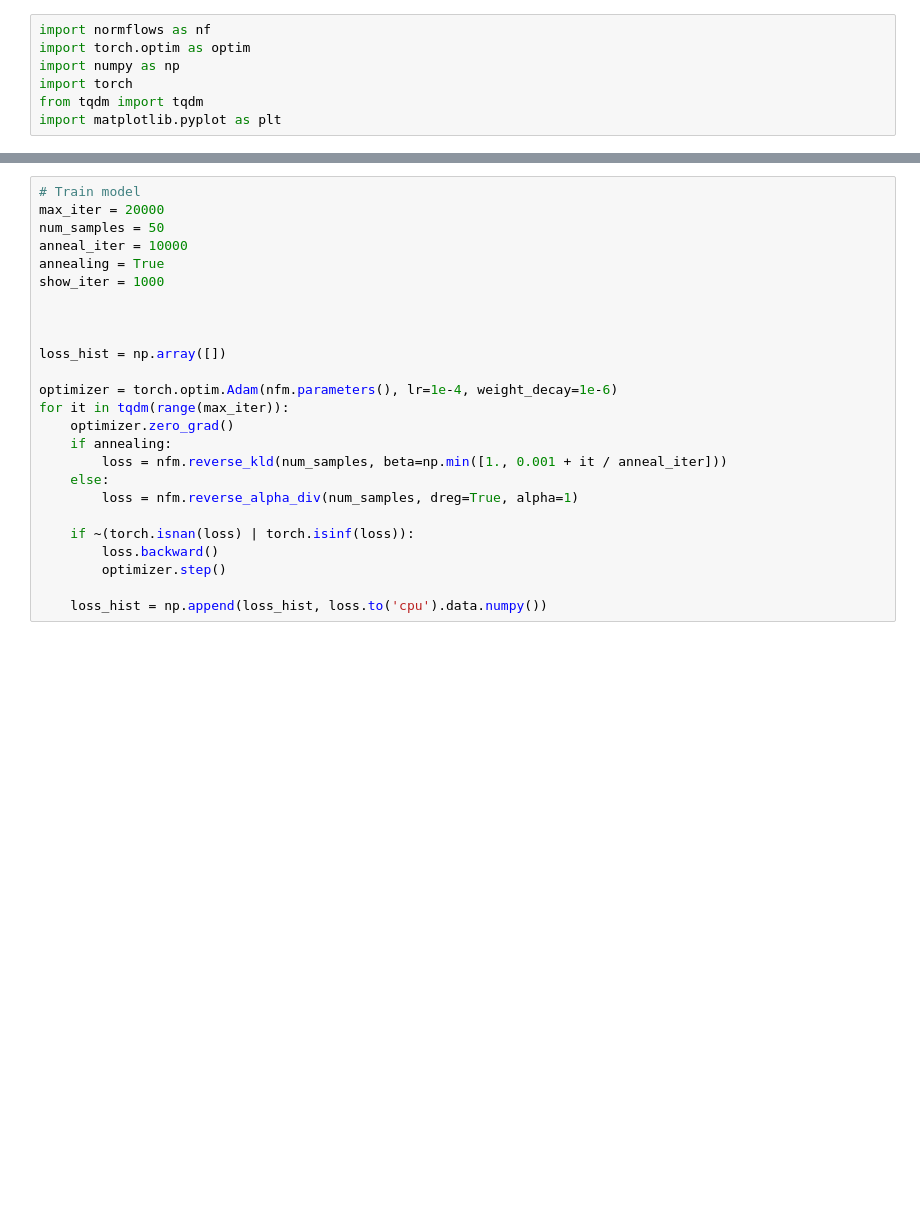
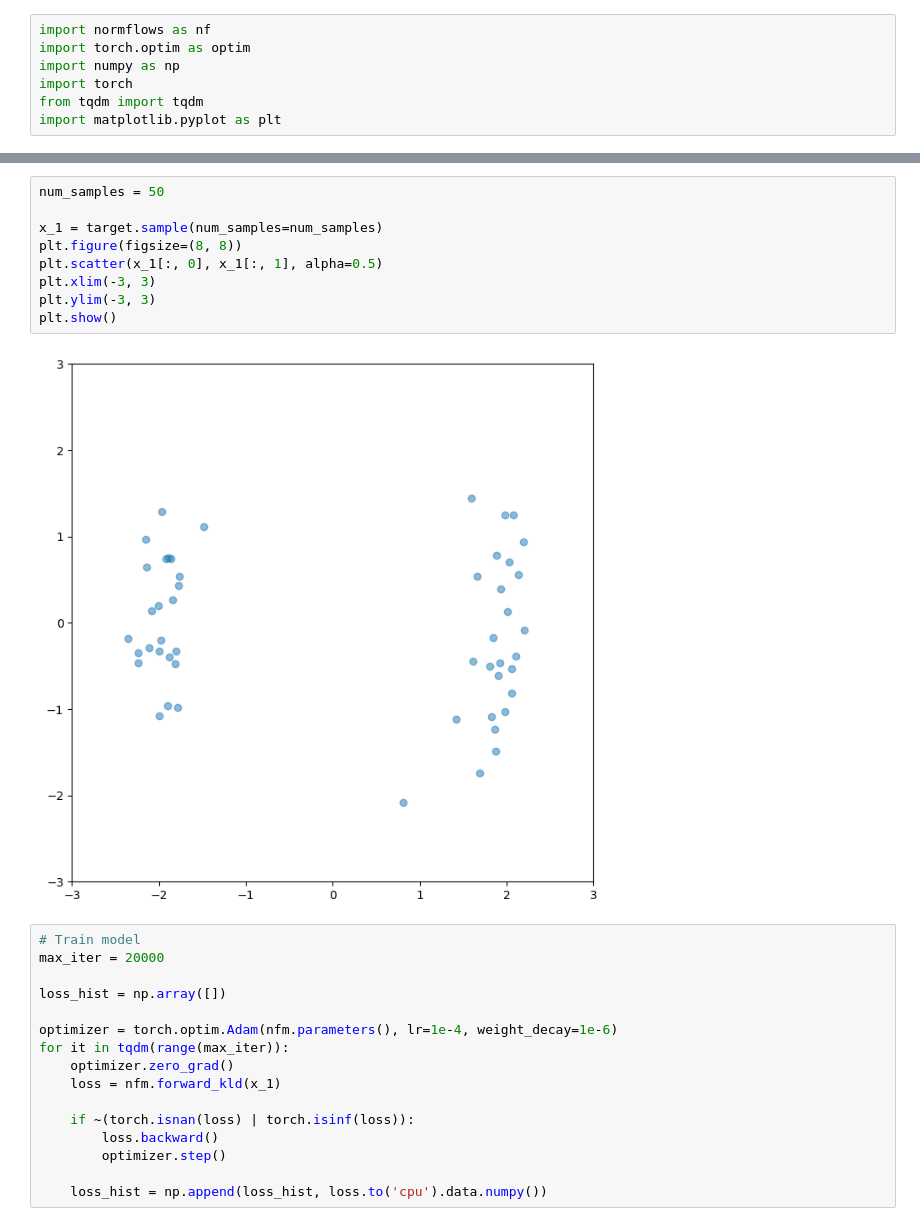
Before and after one commit to SamyBraik/InternshipProduction, a Jupyter notebook: ModelComparison.ipynb, the cells around one changed output, grey strips where cells are left out. Saved outputs shown, nothing was run; the diff lists cells and outputs as text; blank space fills up the shorter version.

```diff
--- a/ModelComparison.ipynb
+++ b/ModelComparison.ipynb
@@ -72,22 +64,24 @@ plt.show()
+# %%
+num_samples = 50
+
+x_1 = target.sample(num_samples=num_samples)
+plt.figure(figsize=(8, 8))
+plt.scatter(x_1[:, 0], x_1[:, 1], alpha=0.5)
+plt.xlim(-3, 3)
+plt.ylim(-3, 3)
+plt.show()
+# %% [output]
+[figure, added]
 # %%
 # Train model
 max_iter = 20000
-num_samples = 50
-anneal_iter = 10000
-annealing = True
-show_iter = 1000
-
-
 
 loss_hist = np.array([])
 
 optimizer = torch.optim.Adam(nfm.parameters(), lr=1e-4, weight_decay=1e-6)
 for it in tqdm(range(max_iter)):
     optimizer.zero_grad()
-    if annealing:
-        loss = nfm.reverse_kld(num_samples, beta=np.min([1., 0.001 + it / anneal_iter]))
-    else:
-        loss = nfm.reverse_alpha_div(num_samples, dreg=True, alpha=1)
+    loss = nfm.forward_kld(x_1)
 
     if ~(torch.isnan(loss) | torch.isinf(loss)):
         loss.backward()
```
Also changed, not shown: parts of 12 cells of this notebook.
